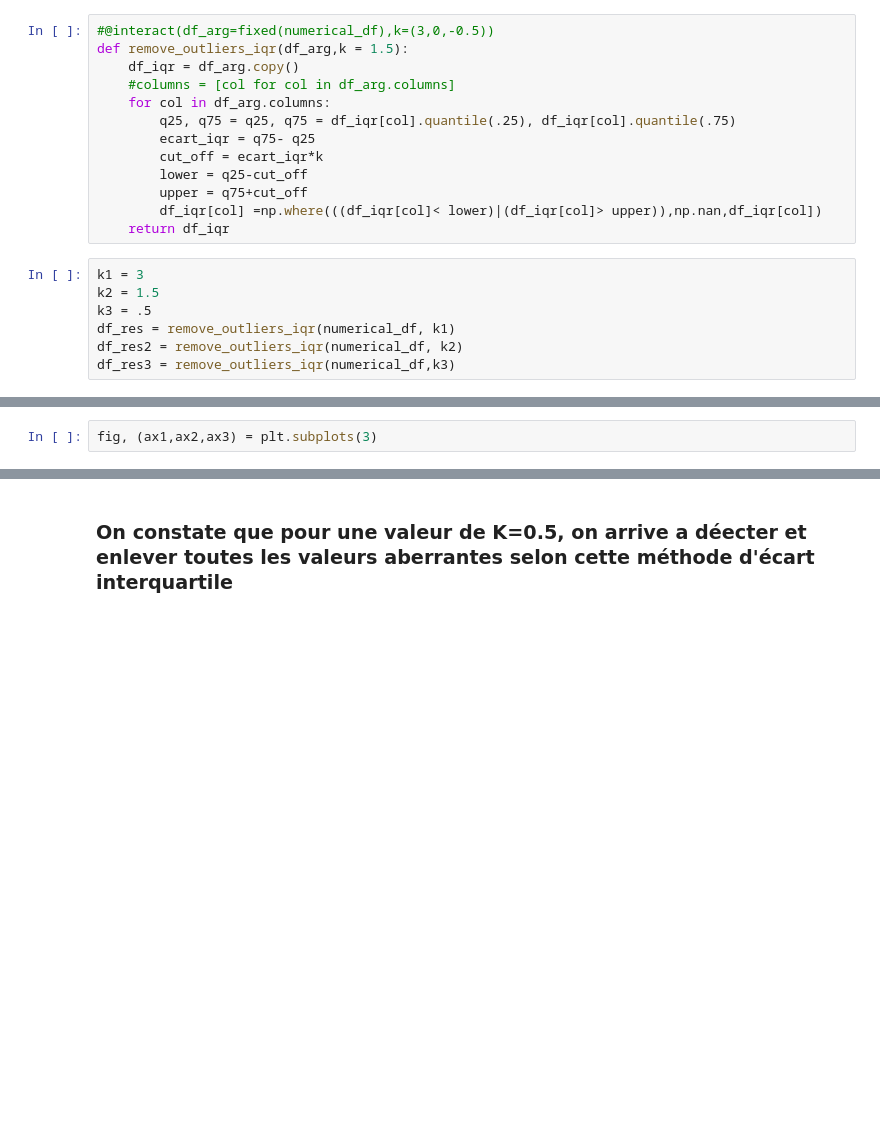
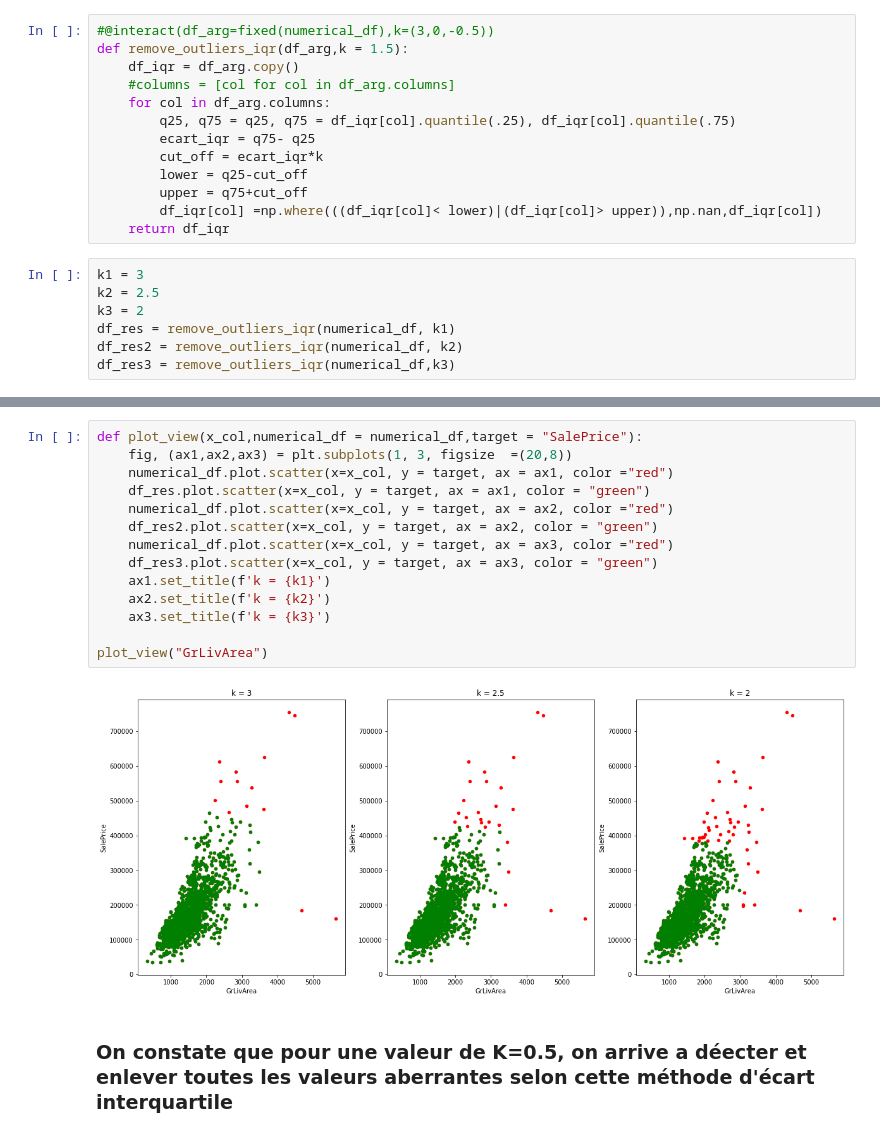
Before and after one commit to Khadimou/SalesPriceML, a Jupyter notebook: deep_eda.ipynb, the cells around one changed output, grey strips where cells are left out. Cells and saved outputs as stored; diff of their text form; blank space fills up the shorter version.

```diff
--- a/deep_eda.ipynb
+++ b/deep_eda.ipynb
@@ -221,8 +97,8 @@ def remove_outliers_iqr(df_arg,k = 1.5):
     return df_iqr
 # %%
 k1 = 3
-k2 = 1.5
-k3 = .5
+k2 = 2.5
+k3 = 2
 df_res = remove_outliers_iqr(numerical_df, k1)
 df_res2 = remove_outliers_iqr(numerical_df, k2)
 df_res3 = remove_outliers_iqr(numerical_df,k3)
@@ -244,2 +104,0 @@ df_res3[["SalePrice"]].boxplot()
-# %%
-fig, (ax1,ax2,ax3) = plt.subplots(3)
@@ -248,3 +131,19 @@ fig, (ax1,ax2,ax3) = plt.subplots(3)
+# %%
+def plot_view(x_col,numerical_df = numerical_df,target = "SalePrice"):
+    fig, (ax1,ax2,ax3) = plt.subplots(1, 3, figsize  =(20,8))
+    numerical_df.plot.scatter(x=x_col, y = target, ax = ax1, color ="red")
+    df_res.plot.scatter(x=x_col, y = target, ax = ax1, color = "green")
+    numerical_df.plot.scatter(x=x_col, y = target, ax = ax2, color ="red")
+    df_res2.plot.scatter(x=x_col, y = target, ax = ax2, color = "green")
+    numerical_df.plot.scatter(x=x_col, y = target, ax = ax3, color ="red")
+    df_res3.plot.scatter(x=x_col, y = target, ax = ax3, color = "green")
+    ax1.set_title(f'k = {k1}')
+    ax2.set_title(f'k = {k2}')
+    ax3.set_title(f'k = {k3}')
+
+plot_view("GrLivArea")
+# %% [output]
+[figure, added]
 # %% [markdown]
 ### On constate que pour une valeur de K=0.5, on arrive a déecter et enlever toutes les valeurs aberrantes selon cette méthode d'écart interquartile
 # %% [markdown]
```
Also changed, not shown: parts of 48 cells of this notebook, 1 other file.
